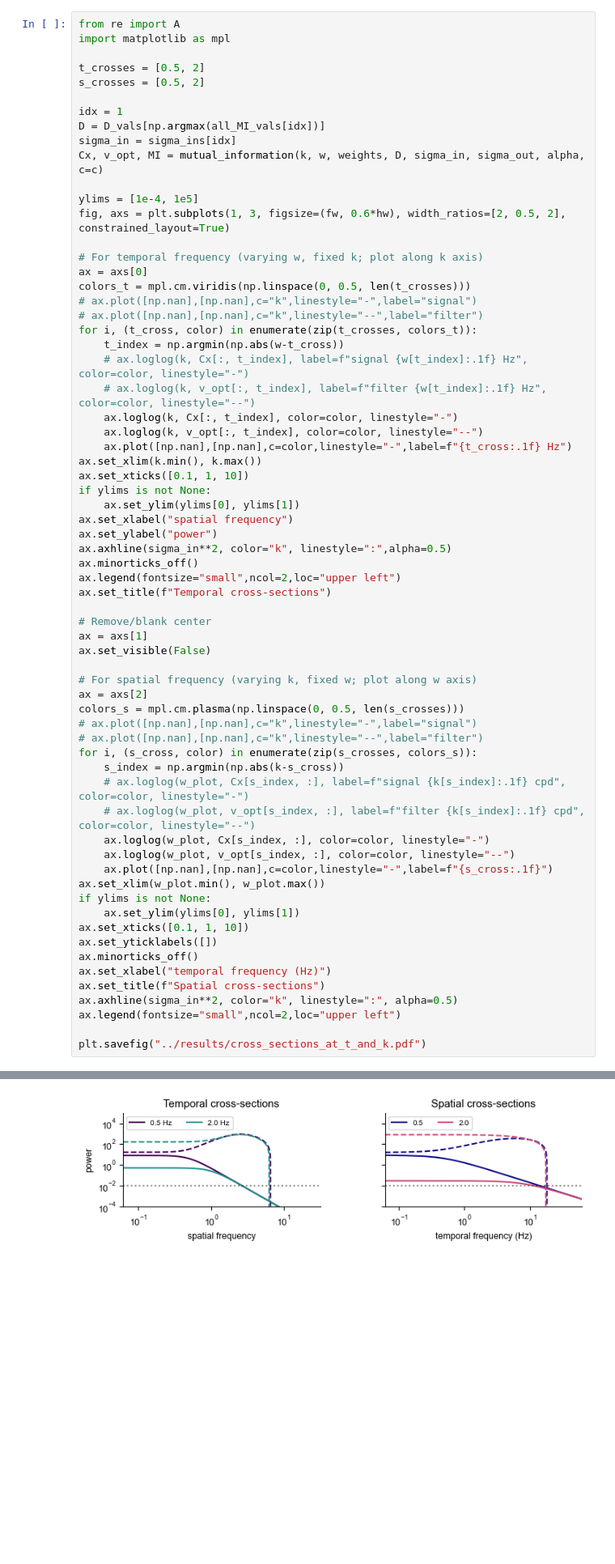
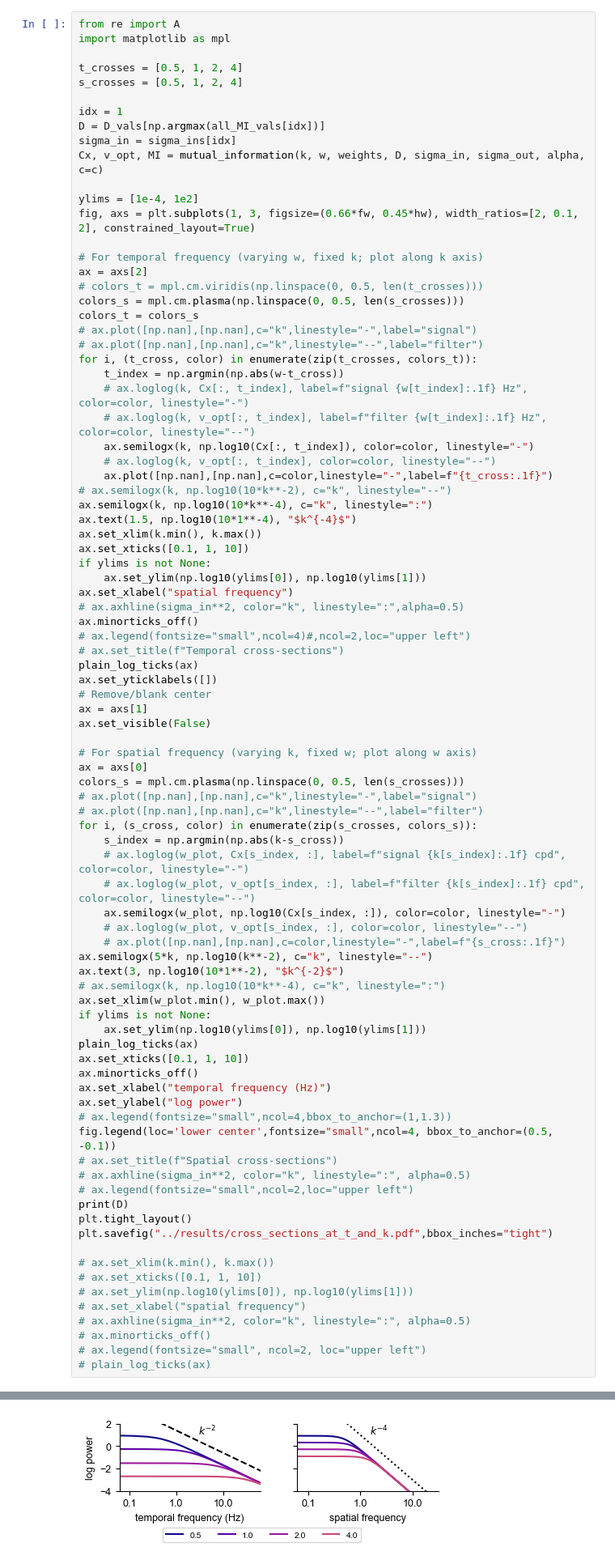
Before and after one commit to Yates-Lab/efficient-coding-drift-spectrum, a Jupyter notebook: scripts/interactive_moving_retina copy.ipynb, the cells around one changed output, grey strips where cells are left out. Shown at 81% size. Drawn from its saved outputs; the diff is of its cells as text; blank space fills up the shorter version.

```diff
--- a/scripts/interactive_moving_retina copy.ipynb
+++ b/scripts/interactive_moving_retina copy.ipynb
@@ -1529,46 +1544,51 @@ Text(0.5, 1.0, 'Optimal $D^*$ as a function of $\\sigma_{out}=$2.00')
 from re import A
 import matplotlib as mpl
 
-t_crosses = [0.5, 2]
-s_crosses = [0.5, 2]
+t_crosses = [0.5, 1, 2, 4]
+s_crosses = [0.5, 1, 2, 4]
 
 idx = 1
 D = D_vals[np.argmax(all_MI_vals[idx])]
 sigma_in = sigma_ins[idx]
 Cx, v_opt, MI = mutual_information(k, w, weights, D, sigma_in, sigma_out, alpha, c=c)
 
-ylims = [1e-4, 1e5]
-fig, axs = plt.subplots(1, 3, figsize=(fw, 0.6*hw), width_ratios=[2, 0.5, 2], constrained_layout=True)
+ylims = [1e-4, 1e2]
+fig, axs = plt.subplots(1, 3, figsize=(0.66*fw, 0.45*hw), width_ratios=[2, 0.1, 2], constrained_layout=True)
 
 # For temporal frequency (varying w, fixed k; plot along k axis)
-ax = axs[0]
-colors_t = mpl.cm.viridis(np.linspace(0, 0.5, len(t_crosses)))
+ax = axs[2]
+# colors_t = mpl.cm.viridis(np.linspace(0, 0.5, len(t_crosses)))
+colors_s = mpl.cm.plasma(np.linspace(0, 0.5, len(s_crosses)))
+colors_t = colors_s
 # ax.plot([np.nan],[np.nan],c="k",linestyle="-",label="signal")
 # ax.plot([np.nan],[np.nan],c="k",linestyle="--",label="filter")
 for i, (t_cross, color) in enumerate(zip(t_crosses, colors_t)):
     t_index = np.argmin(np.abs(w-t_cross))
     # ax.loglog(k, Cx[:, t_index], label=f"signal {w[t_index]:.1f} Hz", color=color, linestyle="-")
     # ax.loglog(k, v_opt[:, t_index], label=f"filter {w[t_index]:.1f} Hz", color=color, linestyle="--")
-    ax.loglog(k, Cx[:, t_index], color=color, linestyle="-")
-    ax.loglog(k, v_opt[:, t_index], color=color, linestyle="--")
-    ax.plot([np.nan],[np.nan],c=color,linestyle="-",label=f"{t_cross:.1f} Hz")
+    ax.semilogx(k, np.log10(Cx[:, t_index]), color=color, linestyle="-")
+    # ax.loglog(k, v_opt[:, t_index], color=color, linestyle="--")
+    ax.plot([np.nan],[np.nan],c=color,linestyle="-",label=f"{t_cross:.1f}")
+# ax.semilogx(k, np.log10(10*k**-2), c="k", linestyle="--")
+ax.semilogx(k, np.log10(10*k**-4), c="k", linestyle=":")
+ax.text(1.5, np.log10(10*1**-4), "$k^{-4}$")
 ax.set_xlim(k.min(), k.max())
 ax.set_xticks([0.1, 1, 10])
 if ylims is not None:
-    ax.set_ylim(ylims[0], ylims[1])
+    ax.set_ylim(np.log10(ylims[0]), np.log10(ylims[1]))
 ax.set_xlabel("spatial frequency")
-ax.set_ylabel("power")
-ax.axhline(sigma_in**2, color="k", linestyle=":",alpha=0.5)
+# ax.axhline(sigma_in**2, color="k", linestyle=":",alpha=0.5)
 ax.minorticks_off()
-ax.legend(fontsize="small",ncol=2,loc="upper left")
-ax.set_title(f"Temporal cross-sections")
-
+# ax.legend(fontsize="small",ncol=4)#,ncol=2,loc="upper left")
+# ax.set_title(f"Temporal cross-sections")
+plain_log_ticks(ax)
+ax.set_yticklabels([])
 # Remove/blank center
 ax = axs[1]
 ax.set_visible(False)
 
 # For spatial frequency (varying k, fixed w; plot along w axis)
-ax = axs[2]
+ax = axs[0]
 colors_s = mpl.cm.plasma(np.linspace(0, 0.5, len(s_crosses)))
 # ax.plot([np.nan],[np.nan],c="k",linestyle="-",label="signal")
 # ax.plot([np.nan],[np.nan],c="k",linestyle="--",label="filter")
@@ -1576,19 +1596,35 @@ for i, (s_cross, color) in enumerate(zip(s_crosses, colors_s)):
     s_index = np.argmin(np.abs(k-s_cross))
     # ax.loglog(w_plot, Cx[s_index, :], label=f"signal {k[s_index]:.1f} cpd", color=color, linestyle="-")
     # ax.loglog(w_plot, v_opt[s_index, :], label=f"filter {k[s_index]:.1f} cpd", color=color, linestyle="--")
-    ax.loglog(w_plot, Cx[s_index, :], color=color, linestyle="-")
-    ax.loglog(w_plot, v_opt[s_index, :], color=color, linestyle="--")
-    ax.plot([np.nan],[np.nan],c=color,linestyle="-",label=f"{s_cross:.1f}")
+    ax.semilogx(w_plot, np.log10(Cx[s_index, :]), color=color, linestyle="-")
+    # ax.loglog(w_plot, v_opt[s_index, :], color=color, linestyle="--")
+    # ax.plot([np.nan],[np.nan],c=color,linestyle="-",label=f"{s_cross:.1f}")
+ax.semilogx(5*k, np.log10(k**-2), c="k", linestyle="--")
+ax.text(3, np.log10(10*1**-2), "$k^{-2}$")
+# ax.semilogx(k, np.log10(10*k**-4), c="k", linestyle=":")
 ax.set_xlim(w_plot.min(), w_plot.max())
 if ylims is not None:
-    ax.set_ylim(ylims[0], ylims[1])
+    ax.set_ylim(np.log10(ylims[0]), np.log10(ylims[1]))
+plain_log_ticks(ax)
 ax.set_xticks([0.1, 1, 10])
-ax.set_yticklabels([])
 ax.minorticks_off()
 ax.set_xlabel("temporal frequency (Hz)")
-ax.set_title(f"Spatial cross-sections")
-ax.axhline(sigma_in**2, color="k", linestyle=":", alpha=0.5)
-ax.legend(fontsize="small",ncol=2,loc="upper left")
+ax.set_ylabel("log power")
+# ax.legend(fontsize="small",ncol=4,bbox_to_anchor=(1,1.3))
+fig.legend(loc='lower center',fontsize="small",ncol=4, bbox_to_anchor=(0.5, -0.1))
+# ax.set_title(f"Spatial cross-sections")
+# ax.axhline(sigma_in**2, color="k", linestyle=":", alpha=0.5)
+# ax.legend(fontsize="small",ncol=2,loc="upper left")
+print(D)
+plt.tight_layout()
+plt.savefig("../results/cross_sections_at_t_and_k.pdf",bbox_inches="tight")
 
-plt.savefig("../results/cross_sections_at_t_and_k.pdf")
+# ax.set_xlim(k.min(), k.max())
+# ax.set_xticks([0.1, 1, 10])
+# ax.set_ylim(np.log10(ylims[0]), np.log10(ylims[1]))
+# ax.set_xlabel("spatial frequency")
+# ax.axhline(sigma_in**2, color="k", linestyle=":", alpha=0.5)
+# ax.minorticks_off()
+# ax.legend(fontsize="small", ncol=2, loc="upper left")
+# plain_log_ticks(ax)
 # %% [output]
@@ -1595,4 +1632,4 @@ plt.savefig("../results/cross_sections_at_t_and_k.pdf")
-[figure, old version]
+[figure, new version]
 # %%
 U,S, Vh = np.linalg.svd(w_xt_plot)
 
```
Also changed, not shown: parts of 4 cells of this notebook, 2 other files.
